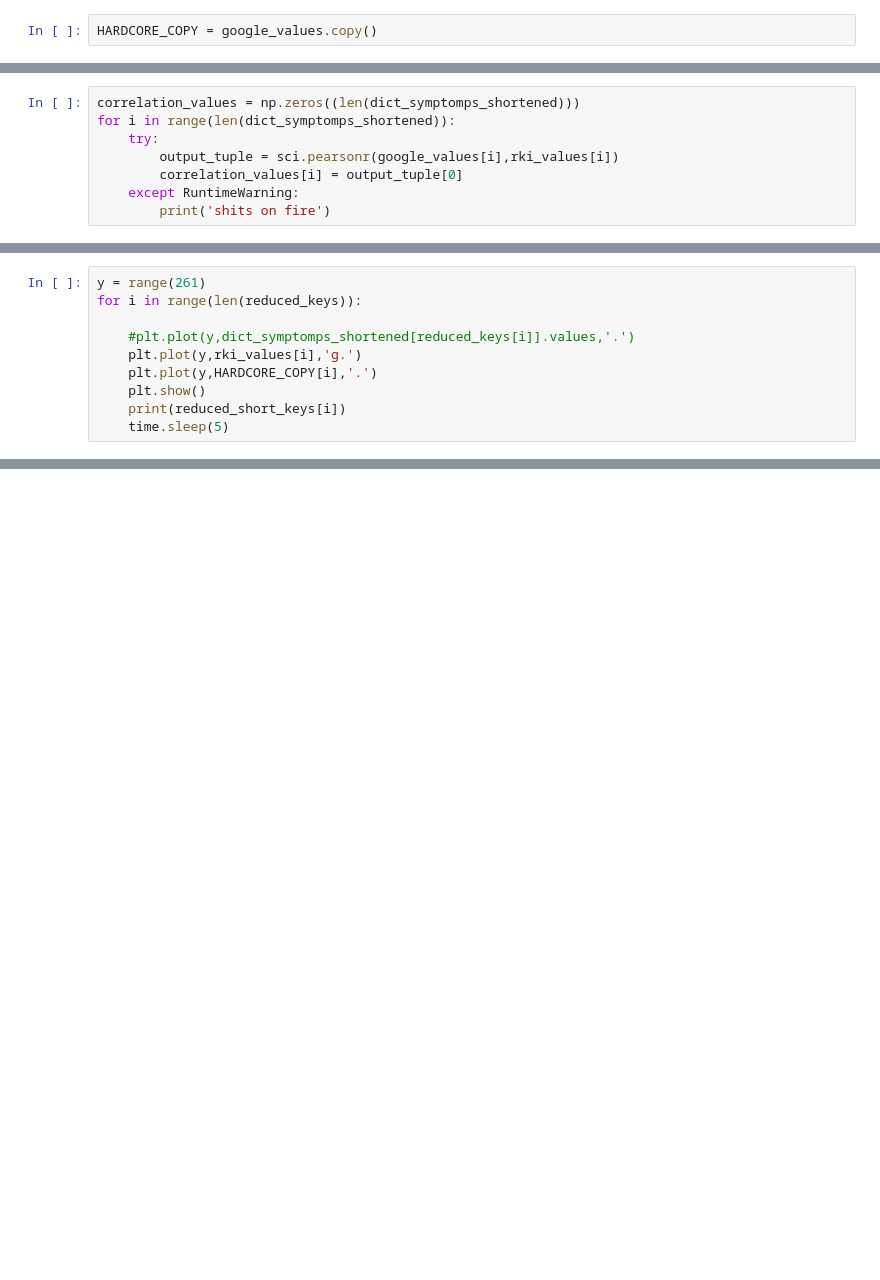
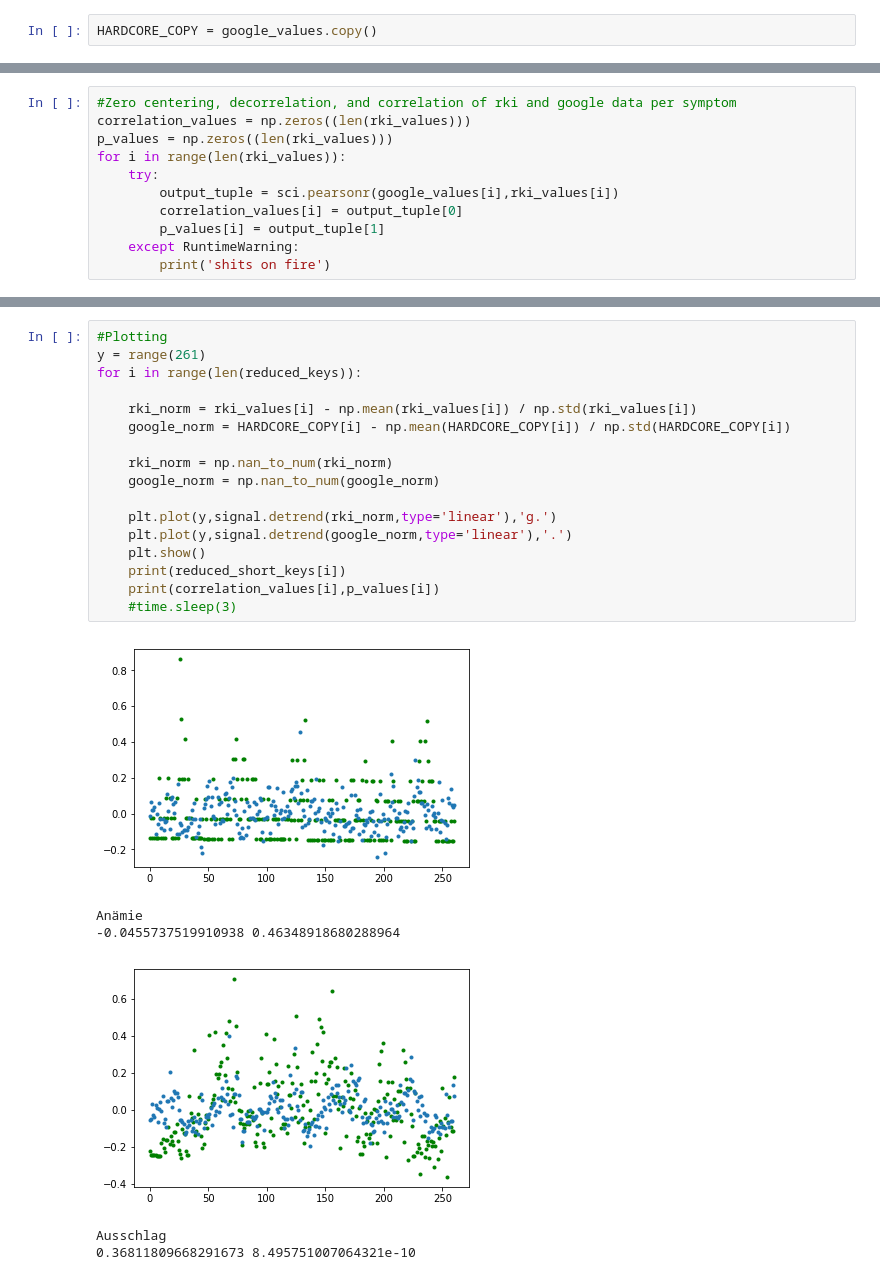
Before and after one commit to JarnoRFB/mercura, a Jupyter notebook: Google_trends_comparison.ipynb, the cells around one changed output, grey strips where cells are left out. Drawn from its saved outputs; the diff is of its cells as text; blank space fills up the shorter version.

Commit message:
Detrended timeseries

```diff
--- a/Google_trends_comparison.ipynb
+++ b/Google_trends_comparison.ipynb
@@ -207,8 +217,11 @@ HARDCORE_COPY.shape
 # %%
-correlation_values = np.zeros((len(dict_symptomps_shortened)))
-for i in range(len(dict_symptomps_shortened)):
+#Zero centering, decorrelation, and correlation of rki and google data per symptom
+correlation_values = np.zeros((len(rki_values)))
+p_values = np.zeros((len(rki_values)))
+for i in range(len(rki_values)):
     try:
         output_tuple = sci.pearsonr(google_values[i],rki_values[i])
         correlation_values[i] = output_tuple[0]
+        p_values[i] = output_tuple[1]
     except RuntimeWarning:
         print('shits on fire')
@@ -223,10 +227,0 @@ google_values[0]
-# %%
-y = range(261)
-for i in range(len(reduced_keys)):
-
-    #plt.plot(y,dict_symptomps_shortened[reduced_keys[i]].values,'.')
-    plt.plot(y,rki_values[i],'g.')
-    plt.plot(y,HARDCORE_COPY[i],'.')
-    plt.show()
-    print(reduced_short_keys[i])
-    time.sleep(5)
@@ -246,0 +228,24 @@ Blutstuhl
+# %%
+#Plotting
+y = range(261)
+for i in range(len(reduced_keys)):
+
+    rki_norm = rki_values[i] - np.mean(rki_values[i]) / np.std(rki_values[i])
+    google_norm = HARDCORE_COPY[i] - np.mean(HARDCORE_COPY[i]) / np.std(HARDCORE_COPY[i])
+
+    rki_norm = np.nan_to_num(rki_norm)
+    google_norm = np.nan_to_num(google_norm)
+
+    plt.plot(y,signal.detrend(rki_norm,type='linear'),'g.')
+    plt.plot(y,signal.detrend(google_norm,type='linear'),'.')
+    plt.show()
+    print(reduced_short_keys[i])
+    print(correlation_values[i],p_values[i])
+    #time.sleep(3)
+# %% [output]
+[figure, added]
+Anämie
+-0.0455737519910938 0.46348918680288964
+[figure, added]
+Ausschlag
+0.36811809668291673 8.495751007064321e-10
```
Also changed, not shown: parts of 15 cells of this notebook.
